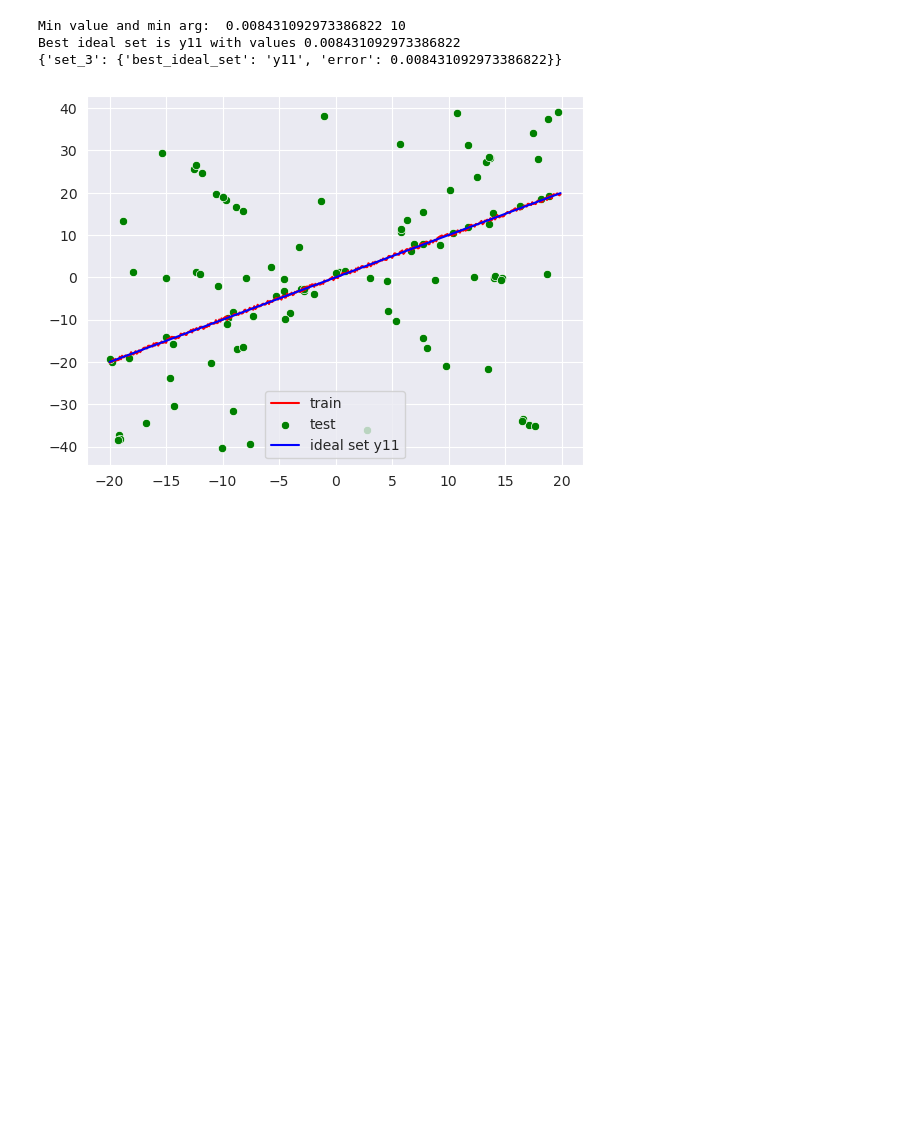
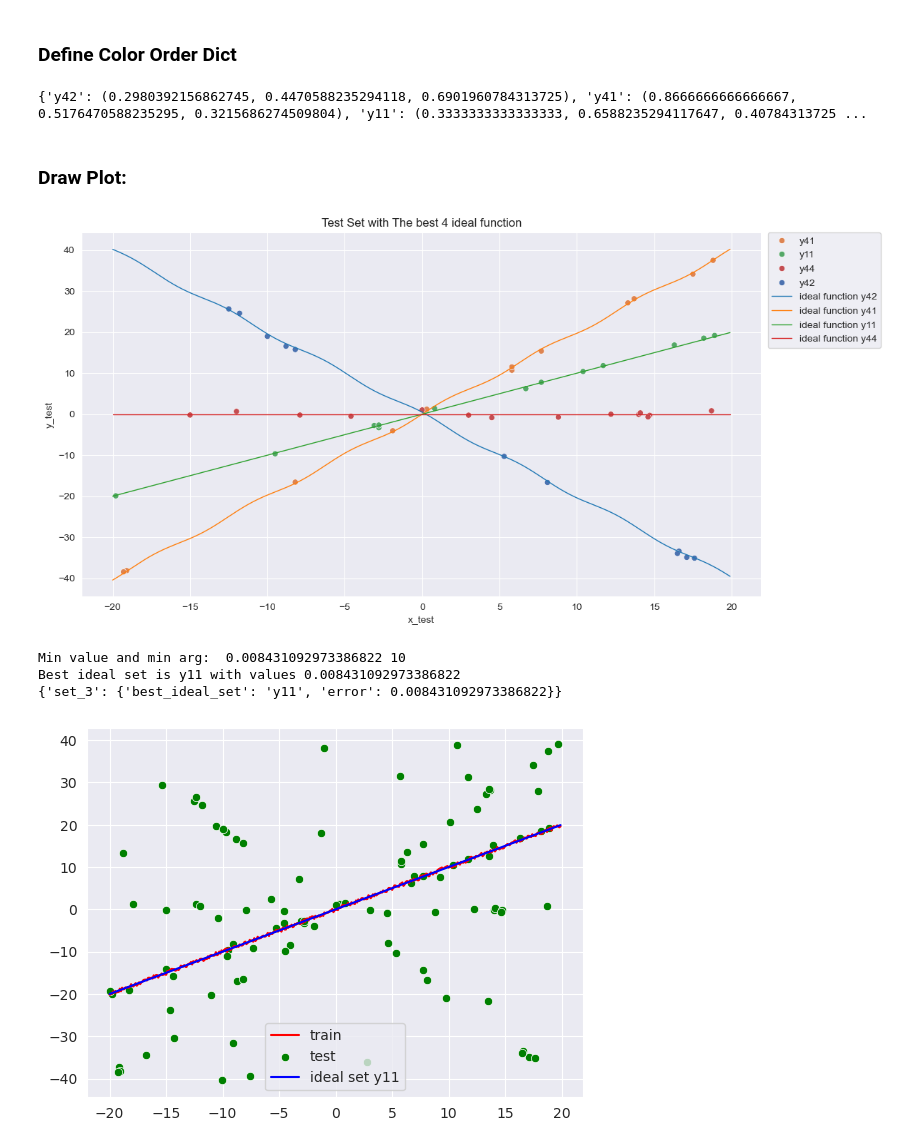
Before and after one commit to Trihamhochoi/python_written_assignment, a Jupyter notebook: Code/test_db.ipynb, the cells around one changed output. Drawn from its saved outputs; the diff is of its cells as text; code cells hidden in the pictures; blank space fills up the shorter version.

```diff
--- a/Code/test_db.ipynb
+++ b/Code/test_db.ipynb
@@ -103,3 +81,56 @@ Best ideal set is y44 with values 0.32555545670531044
+# %% [markdown]
+### Define Color Order Dict
+# %%
+# Define your labels
+labels = ['y42', 'y41', 'y11', 'y44']
+
+# Get the first 4 colors from the "deep" palette
+deep_colors = sns.color_palette("deep", n_colors=4)
+
+# Map each label to a color
+color_order_dict = dict(zip(labels, deep_colors))
+
+print(color_order_dict)
+#sns.utils.to_utf8
+# %% [output]
+{'y42': (0.2980392156862745, 0.4470588235294118, 0.6901960784313725), 'y41': (0.8666666666666667, 0.5176470588235295, 0.3215686274509804), 'y11': (0.3333333333333333, 0.6588235294117647, 0.40784313725 ...
+# %% [markdown]
+### Draw Plot:
+# %%
+
+# Extract X y
+X_test, y_test = reg_model.extract_x_y(is_train=False, set_id=set_id)
+
+# Create plot for 3 set
+sns.set_style("darkgrid")
+fig, ax = plt.subplots(figsize=(12,6))
+
+sns.scatterplot(data=eval_df, #.fillna(value={'ideal_func':'other'})
+                x='x_test',
+                y='y_test',
+                hue='ideal_func',
+                palette=color_order_dict,
+                ax=ax)
+
+
+# Get y ideal
+for i in range(4):
+    set_id = i+1
+    y_chosen = reg_model.ideal_dict[f'set{set_id}']['ideal_set']
+    y_ideal_set = ideal_df[y_chosen].values
+    sns.lineplot(x=X_train,
+                 y=y_ideal_set,
+                 ax=ax,
+                 lw=1,
+                 label=f'ideal function {y_chosen}')
+# Move legend
+plt.legend(bbox_to_anchor=(1.01, 1), loc='upper left', borderaxespad=0.)
+plt.title(f"Test Set with The best 4 ideal function")
+
+plt.tight_layout()  # Optional: adjust layout to make room
+plt.show()
+# %% [output]
+[figure, added]
 # %%
 #Build model
 set_id = 3
```
Also changed, not shown: parts of 12 cells of this notebook, 3 other files.
